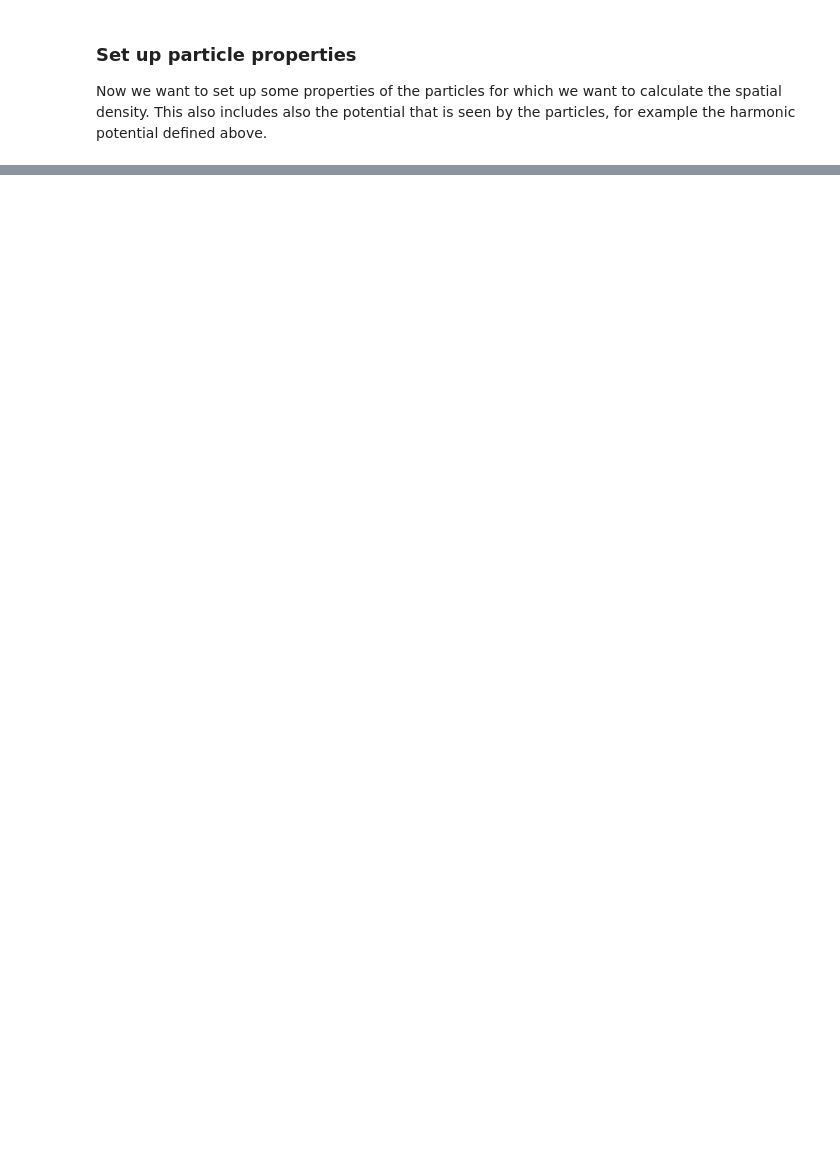
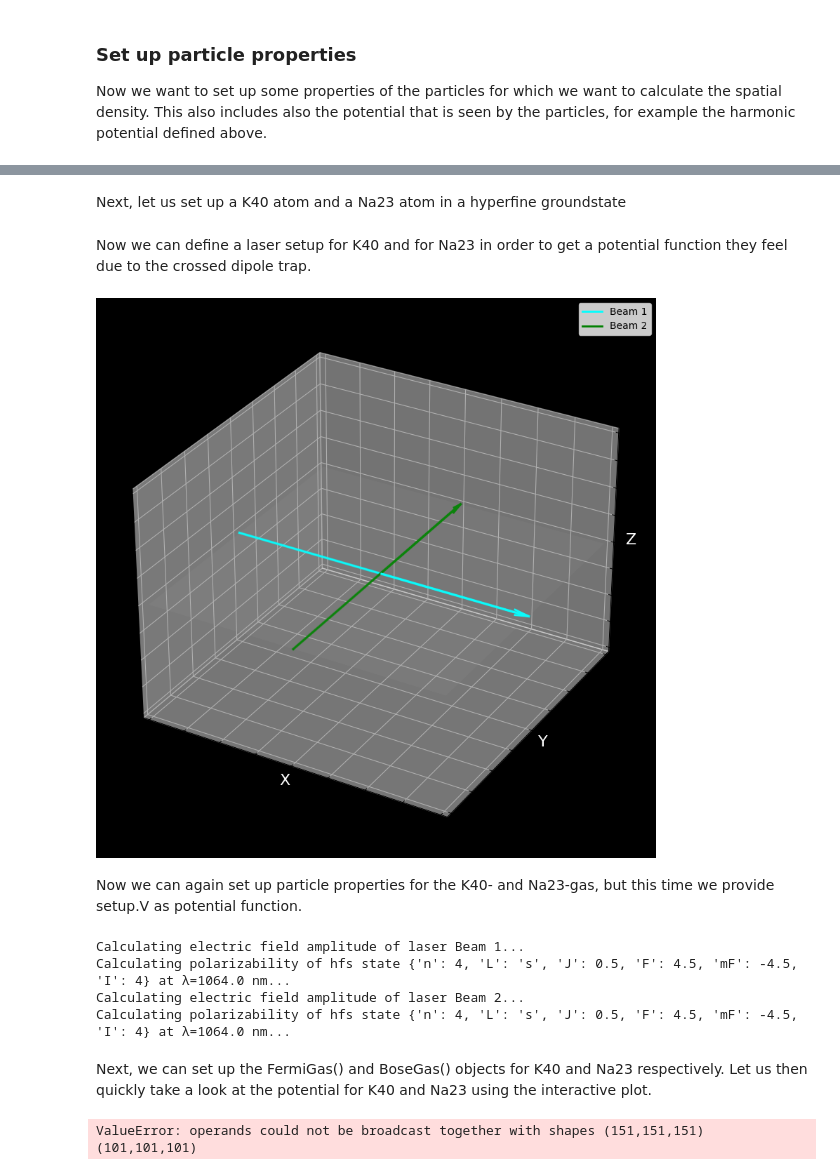
Before and after one commit to lightmat/lightmat, a Jupyter notebook: tutorial_many_body.ipynb, the cells around one changed output, grey strips where cells are left out. Cells and saved outputs as stored; diff of their text form; code cells hidden in the pictures; blank space fills up the shorter version.

```diff
--- a/tutorial_many_body.ipynb
+++ b/tutorial_many_body.ipynb
@@ -128,0 +142,48 @@ Chemical potential of Na23 in harmonic trap: μ = -57.41324718529709 nK
+# %%
+beam1 = GaussianBeam(
+    beam_direction_vec=(1,0,0),
+    lambda_ = 1064 * u.nm,
+    w0 = 30 * u.um,
+    P = 10 * u.W,
+    pol_Jones_vec='linear horizontal',
+    name='Beam 1',
+)
+
+beam2 = GaussianBeam(
+    beam_direction_vec=(0,1,0),
+    lambda_ = 1064 * u.nm,
+    w0 = 30 * u.um,
+    P = 10 * u.W,
+    pol_Jones_vec='linear horizontal',
+    name='Beam 2',
+)
+# %% [markdown]
+Next, let us set up a K40 atom and a Na23 atom in a hyperfine groundstate
+# %%
+K40 = Atom(
+    hfs_state={'n': 4, 'L': 's', 'J': 1/2, 'F': 9/2, 'mF': -9/2, 'I': 4,},
+    name='K',
+)
+
+Na23 = Atom(
+    hfs_state={'n': 3, 'L': 's', 'J': 1/2, 'F': 3, 'mF': -3, 'I': 3/2,},
+    name='Na',
+)
+# %% [markdown]
+Now we can define a laser setup for K40 and for Na23 in order to get a potential function they feel due to the crossed dipole trap.
+# %%
+setup_K40 = LaserSetup(
+    lasers=[beam1, beam2],
+    atoms=K40,
+)
+
+setup_Na23 = LaserSetup(
+    lasers=[beam1, beam2],
+    atoms=Na23,
+)
+
+setup_K40.plot_beams() # this is the same as for Na23, both setups have the same beams
+# %% [output]
+[figure, added]
+# %% [markdown]
+Now we can again set up particle properties for the K40- and Na23-gas, but this time we provide setup.V as potential function.
@@ -128,0 +213,31 @@ Chemical potential of Na23 in harmonic trap: μ = -57.41324718529709 nK
+# %%
+n = 151
+
+x = np.linspace(-1, 1, n) * u.um
+y = np.linspace(-1, 1, n) * u.um
+z = np.linspace(-5, 5, n) * u.um # from the inersect angle, we expect a lattice spacing of ~3um, so we need to go further than in x- and y-direction
+                                 # to see the lattice
+
+X, Y, Z = np.meshgrid(x, y, z, indexing='ij') # these are arrays of shape (n,n,n) containing the grid points for our spatial region
+
+
+V = k40_crossed_dipole_trap.V_trap_func(X, Y, Z) # this will return the potential in [k_B x nK] at the grid points (X,Y,Z)
+# %% [output]
+Calculating electric field amplitude of laser Beam 1...
+Calculating polarizability of hfs state {'n': 4, 'L': 's', 'J': 0.5, 'F': 4.5, 'mF': -4.5, 'I': 4} at λ=1064.0 nm...
+Calculating electric field amplitude of laser Beam 2...
+Calculating polarizability of hfs state {'n': 4, 'L': 's', 'J': 0.5, 'F': 4.5, 'mF': -4.5, 'I': 4} at λ=1064.0 nm...
+# %% [markdown]
+Next, we can set up the FermiGas() and BoseGas() objects for K40 and Na23 respectively. Let us then quickly take a look at the potential for K40 and Na23 using the interactive plot.
+# %%
+fg_crossed_dipole_trap = FermiGas(k40_crossed_dipole_trap)
+bg_crossed_dipole_trap = BoseGas(na23_crossed_dipole_trap)
+
+#interactive_plot(
+#    [fg_crossed_dipole_trap.V_array_3d, bg_crossed_dipole_trap.V_array_3d],
+#    fg_crossed_dipole_trap.x, fg_crossed_dipole_trap.y, fg_crossed_dipole_trap.z, # in our case the x, y, z coordinates are the same for both gases, so this works
+#    title=['K40 crossed dipole trap', 'Na23 crossed dipole trap'],
+#    cbar_title='V [kB x nK]',
+#)
+# %% [output]
+ValueError: operands could not be broadcast together with shapes (151,151,151) (101,101,101)
```
Also changed, not shown: parts of 18 cells of this notebook, 11 other files.
